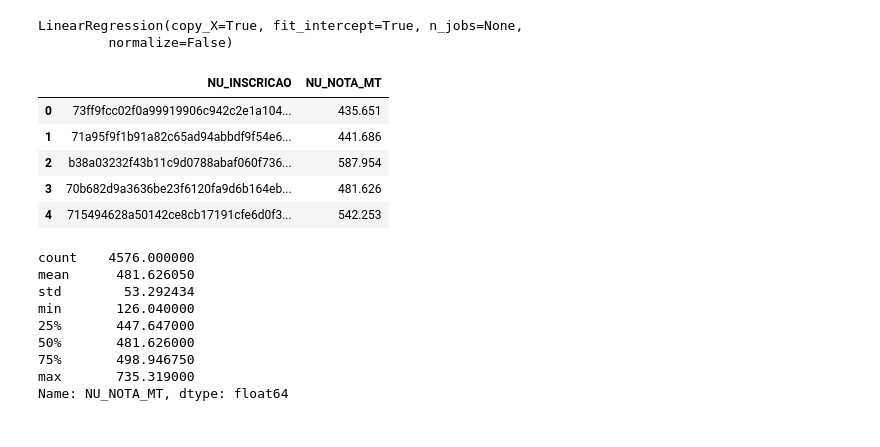
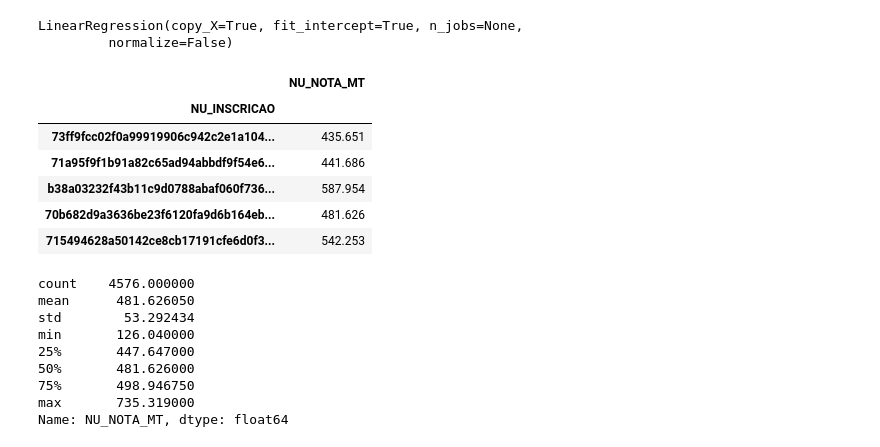
Before and after one commit to lsandrade/codenation-ds, a Jupyter notebook: enem-2/enem_2.ipynb, the cells around one changed output. Saved outputs shown, nothing was run; the diff lists cells and outputs as text; code cells hidden in the pictures.

Commit message:
corrige index

```diff
--- a/enem-2/enem_2.ipynb
+++ b/enem-2/enem_2.ipynb
@@ -208,16 +208,18 @@ LinearRegression(copy_X=True, fit_intercept=True, n_jobs=None,
 # %%
 resultado_modelo = modelo.predict(x_test)
 resultado_modelo
 
 resultado = pd.DataFrame({'NU_INSCRICAO': test['NU_INSCRICAO'], 'NU_NOTA_MT': resultado_modelo.round(3)})
+resultado.set_index('NU_INSCRICAO', inplace=True)
 resultado.head()
 # %% [output]
-|  | NU_INSCRICAO | NU_NOTA_MT |
-| 0 | 73ff9fcc02f0a99919906c942c2e1a104... | 435.651 |
-| 1 | 71a95f9f1b91a82c65ad94abbdf9f54e6... | 441.686 |
-| 2 | b38a03232f43b11c9d0788abaf060f736... | 587.954 |
-| 3 | 70b682d9a3636be23f6120fa9d6b164eb... | 481.626 |
-| 4 | 715494628a50142ce8cb17191cfe6d0f3... | 542.253 |
+|  | NU_NOTA_MT |
+| NU_INSCRICAO |  |
+| 73ff9fcc02f0a99919906c942c2e1a104... | 435.651 |
+| 71a95f9f1b91a82c65ad94abbdf9f54e6... | 441.686 |
+| b38a03232f43b11c9d0788abaf060f736... | 587.954 |
+| 70b682d9a3636be23f6120fa9d6b164eb... | 481.626 |
+| 715494628a50142ce8cb17191cfe6d0f3... | 542.253 |
 # %%
 resultado['NU_NOTA_MT'].describe()
 # %% [output]
```
Also changed, not shown: 2 other files.
